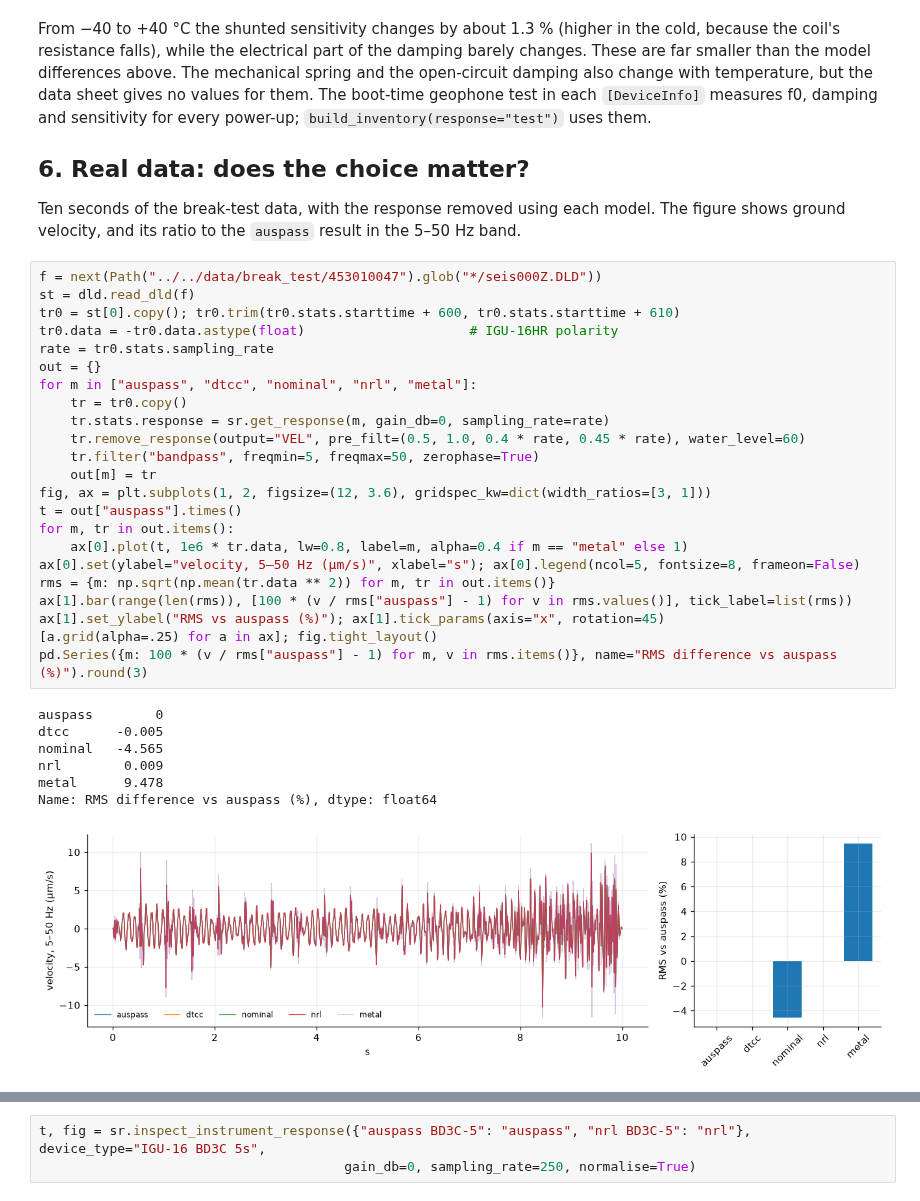
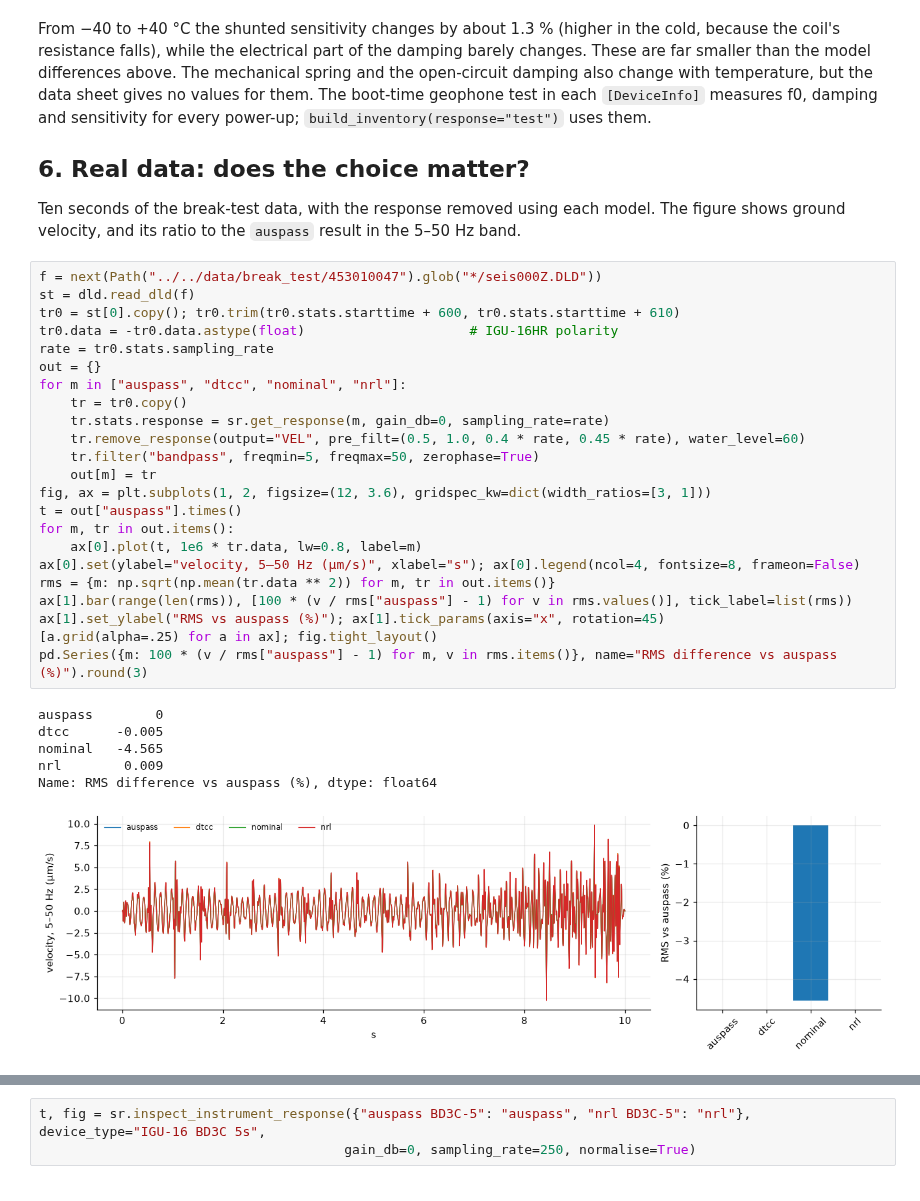
Before and after one commit to TobbeTripitaka/node_toolbox, a Jupyter notebook: notebooks/tutorials/instrument_responses.ipynb, the cells around one changed output, grey strips where cells are left out. Cells and saved outputs as stored; diff of their text form.

```diff
--- a/notebooks/tutorials/instrument_responses.ipynb
+++ b/notebooks/tutorials/instrument_responses.ipynb
@@ -233,32 +232,31 @@ Ten seconds of the break-test data, with the response removed using each model.
 # %%
 f = next(Path("../../data/break_test/453010047").glob("*/seis000Z.DLD"))
 st = dld.read_dld(f)
 tr0 = st[0].copy(); tr0.trim(tr0.stats.starttime + 600, tr0.stats.starttime + 610)
 tr0.data = -tr0.data.astype(float)                     # IGU-16HR polarity
 rate = tr0.stats.sampling_rate
 out = {}
-for m in ["auspass", "dtcc", "nominal", "nrl", "metal"]:
+for m in ["auspass", "dtcc", "nominal", "nrl"]:
     tr = tr0.copy()
     tr.stats.response = sr.get_response(m, gain_db=0, sampling_rate=rate)
     tr.remove_response(output="VEL", pre_filt=(0.5, 1.0, 0.4 * rate, 0.45 * rate), water_level=60)
     tr.filter("bandpass", freqmin=5, freqmax=50, zerophase=True)
     out[m] = tr
 fig, ax = plt.subplots(1, 2, figsize=(12, 3.6), gridspec_kw=dict(width_ratios=[3, 1]))
 t = out["auspass"].times()
 for m, tr in out.items():
-    ax[0].plot(t, 1e6 * tr.data, lw=0.8, label=m, alpha=0.4 if m == "metal" else 1)
-ax[0].set(ylabel="velocity, 5–50 Hz (µm/s)", xlabel="s"); ax[0].legend(ncol=5, fontsize=8, frameon=False)
+    ax[0].plot(t, 1e6 * tr.data, lw=0.8, label=m)
+ax[0].set(ylabel="velocity, 5–50 Hz (µm/s)", xlabel="s"); ax[0].legend(ncol=4, fontsize=8, frameon=False)
 rms = {m: np.sqrt(np.mean(tr.data ** 2)) for m, tr in out.items()}
 ax[1].bar(range(len(rms)), [100 * (v / rms["auspass"] - 1) for v in rms.values()], tick_label=list(rms))
 ax[1].set_ylabel("RMS vs auspass (%)"); ax[1].tick_params(axis="x", rotation=45)
 [a.grid(alpha=.25) for a in ax]; fig.tight_layout()
 pd.Series({m: 100 * (v / rms["auspass"] - 1) for m, v in rms.items()}, name="RMS difference vs auspass (%)").round(3)
 # %% [output]
 auspass        0
 dtcc      -0.005
 nominal   -4.565
 nrl        0.009
-metal      9.478
 Name: RMS difference vs auspass (%), dtype: float64
-[figure, old version]
+[figure, new version]
 # %% [markdown]
```
Also changed, not shown: parts of 5 cells of this notebook, 8 other files.
